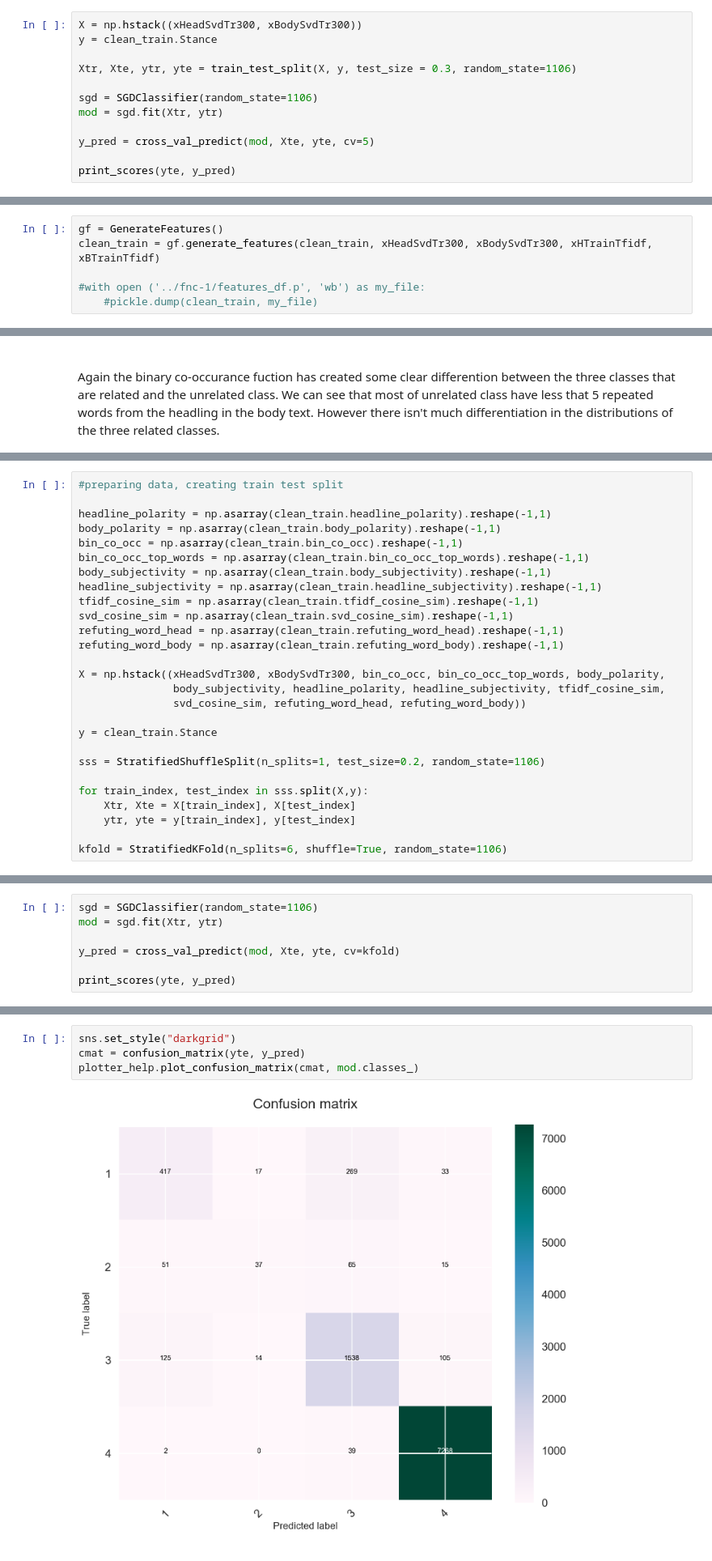
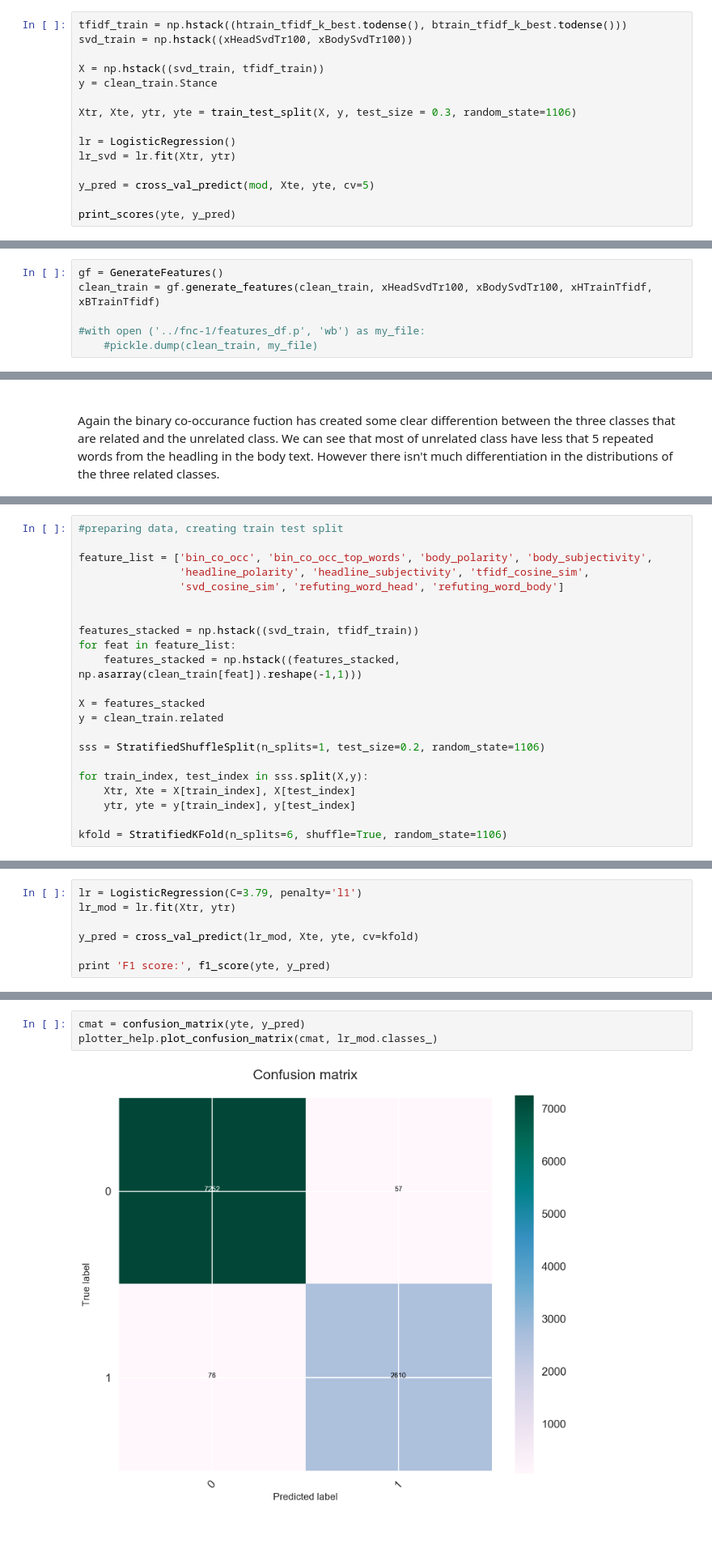
Before and after one commit to hapenfold/Fake-News-NLP-Project, a Jupyter notebook: capstone_project_fake_news.ipynb, the cells around one changed output, grey strips where cells are left out. Shown at 81% size. Drawn from its saved outputs; the diff is of its cells as text.

```diff
--- a/capstone_project_fake_news.ipynb
+++ b/capstone_project_fake_news.ipynb
@@ -607,13 +574,16 @@ Component 0 and 1 are focusing on Islamic State and the beheading of American jo
 
 ---
 # %%
-X = np.hstack((xHeadSvdTr300, xBodySvdTr300))
+tfidf_train = np.hstack((htrain_tfidf_k_best.todense(), btrain_tfidf_k_best.todense()))
+svd_train = np.hstack((xHeadSvdTr100, xBodySvdTr100))
+
+X = np.hstack((svd_train, tfidf_train))
 y = clean_train.Stance
 
 Xtr, Xte, ytr, yte = train_test_split(X, y, test_size = 0.3, random_state=1106)
 
-sgd = SGDClassifier(random_state=1106)
-mod = sgd.fit(Xtr, ytr)
+lr = LogisticRegression()
+lr_svd = lr.fit(Xtr, ytr)
 
 y_pred = cross_val_predict(mod, Xte, yte, cv=5)
 
@@ -814,7 +781,7 @@ class GenerateFeatures(object):
         return df
 # %%
 gf = GenerateFeatures()
-clean_train = gf.generate_features(clean_train, xHeadSvdTr300, xBodySvdTr300, xHTrainTfidf, xBTrainTfidf)
+clean_train = gf.generate_features(clean_train, xHeadSvdTr100, xBodySvdTr100, xHTrainTfidf, xBTrainTfidf)
 
 #with open ('../fnc-1/features_df.p', 'wb') as my_file:
     #pickle.dump(clean_train, my_file)
@@ -877,22 +848,17 @@ I will be using Stratified K-fold to split the data in to train and test sets, i
 # %%
 #preparing data, creating train test split
 
-headline_polarity = np.asarray(clean_train.headline_polarity).reshape(-1,1)
-body_polarity = np.asarray(clean_train.body_polarity).reshape(-1,1)
-bin_co_occ = np.asarray(clean_train.bin_co_occ).reshape(-1,1)
-bin_co_occ_top_words = np.asarray(clean_train.bin_co_occ_top_words).reshape(-1,1)
-body_subjectivity = np.asarray(clean_train.body_subjectivity).reshape(-1,1)
-headline_subjectivity = np.asarray(clean_train.headline_subjectivity).reshape(-1,1)
-tfidf_cosine_sim = np.asarray(clean_train.tfidf_cosine_sim).reshape(-1,1)
-svd_cosine_sim = np.asarray(clean_train.svd_cosine_sim).reshape(-1,1)
-refuting_word_head = np.asarray(clean_train.refuting_word_head).reshape(-1,1)
-refuting_word_body = np.asarray(clean_train.refuting_word_body).reshape(-1,1)
+feature_list = ['bin_co_occ', 'bin_co_occ_top_words', 'body_polarity', 'body_subjectivity',
+                'headline_polarity', 'headline_subjectivity', 'tfidf_cosine_sim',
+                'svd_cosine_sim', 'refuting_word_head', 'refuting_word_body']
 
-X = np.hstack((xHeadSvdTr300, xBodySvdTr300, bin_co_occ, bin_co_occ_top_words, body_polarity,
-               body_subjectivity, headline_polarity, headline_subjectivity, tfidf_cosine_sim,
-               svd_cosine_sim, refuting_word_head, refuting_word_body))
 
-y = clean_train.Stance
+features_stacked = np.hstack((svd_train, tfidf_train))
+for feat in feature_list:
+    features_stacked = np.hstack((features_stacked, np.asarray(clean_train[feat]).reshape(-1,1)))
+
+X = features_stacked
+y = clean_train.related
 
 sss = StratifiedShuffleSplit(n_splits=1, test_size=0.2, random_state=1106)
 
@@ -908,8 +875,8 @@ kfold = StratifiedKFold(n_splits=6, shuffle=True, random_state=1106)
 # %%
-sgd = SGDClassifier(random_state=1106)
-mod = sgd.fit(Xtr, ytr)
+lr = LogisticRegression(C=3.79, penalty='l1')
+lr_mod = lr.fit(Xtr, ytr)
 
-y_pred = cross_val_predict(mod, Xte, yte, cv=kfold)
+y_pred = cross_val_predict(lr_mod, Xte, yte, cv=kfold)
 
-print_scores(yte, y_pred)
+print 'F1 score:', f1_score(yte, y_pred)
 # %% [output]
@@ -952,6 +884,5 @@ Weighted accuracy score:        0.897052124683
 # %%
-sns.set_style("darkgrid")
 cmat = confusion_matrix(yte, y_pred)
-plotter_help.plot_confusion_matrix(cmat, mod.classes_)
+plotter_help.plot_confusion_matrix(cmat, lr_mod.classes_)
 # %% [output]
-[figure, old version]
+[figure, new version]
```
Also changed, not shown: parts of 62 cells of this notebook.
